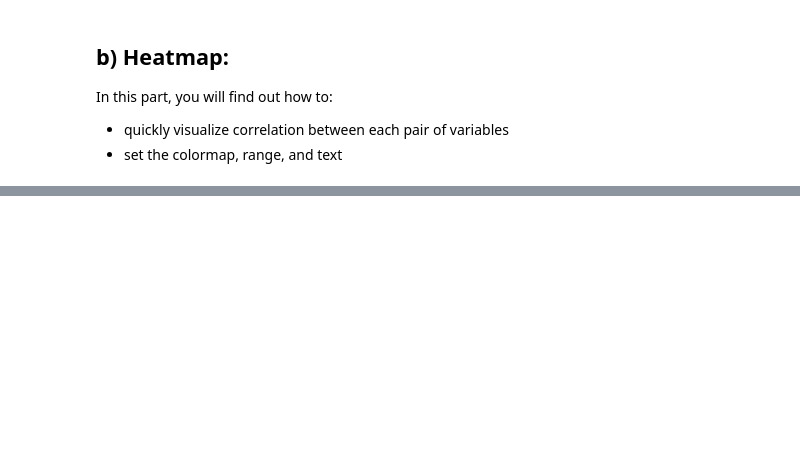
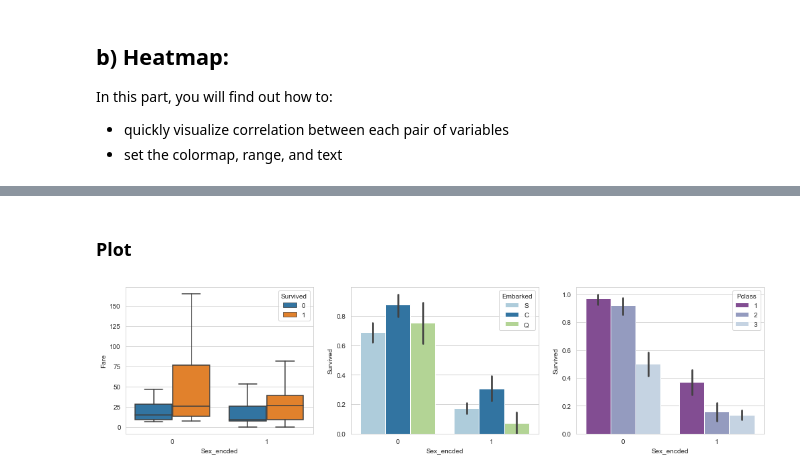
Before and after one commit to e-erfani/Visualization, a Jupyter notebook: Visualization.ipynb, the cells around one changed output, grey strips where cells are left out. Cells and saved outputs as stored; diff of their text form; code cells hidden in the pictures; blank space fills up the shorter version.

```diff
--- a/Visualization.ipynb
+++ b/Visualization.ipynb
@@ -258,0 +277,26 @@ plt.show()
+# %%
+# importing libraries
+import numpy as np
+import pandas as pd
+import matplotlib.pyplot as plt
+import seaborn as sb
+from sklearn.preprocessing import LabelEncoder
+
+# reading and preparing data
+train_file = './train.csv'
+train_df = pd.read_csv(train_file)
+
+Sex_encode = LabelEncoder().fit_transform(train_df.Sex)
+train_df.drop(['Sex'], inplace = True, axis=1)
+Sex_df      = pd.DataFrame(Sex_encode, columns = ['Sex_encded'])
+train_cl_df = pd.concat([train_df, Sex_df], axis=1)
+# %% [markdown]
+### Plot
+# %%
+fig, axis = plt.subplots(1, 3,figsize=(17,4))
+sb.boxplot(x = 'Sex_encded', y ='Fare', data = train_cl_df, ax = axis[0], hue = 'Survived', showfliers = False)
+sb.barplot(x = 'Sex_encded', y ='Survived', data = train_cl_df, ax = axis[1], hue = 'Embarked', palette = 'Paired')
+sb.barplot(x = 'Sex_encded', y ='Survived', data = train_cl_df, ax = axis[2], hue = 'Pclass', palette = 'BuPu_r')
+plt.show()
+# %% [output]
+[figure, added]
```
Also changed, not shown: parts of 4 cells of this notebook.
